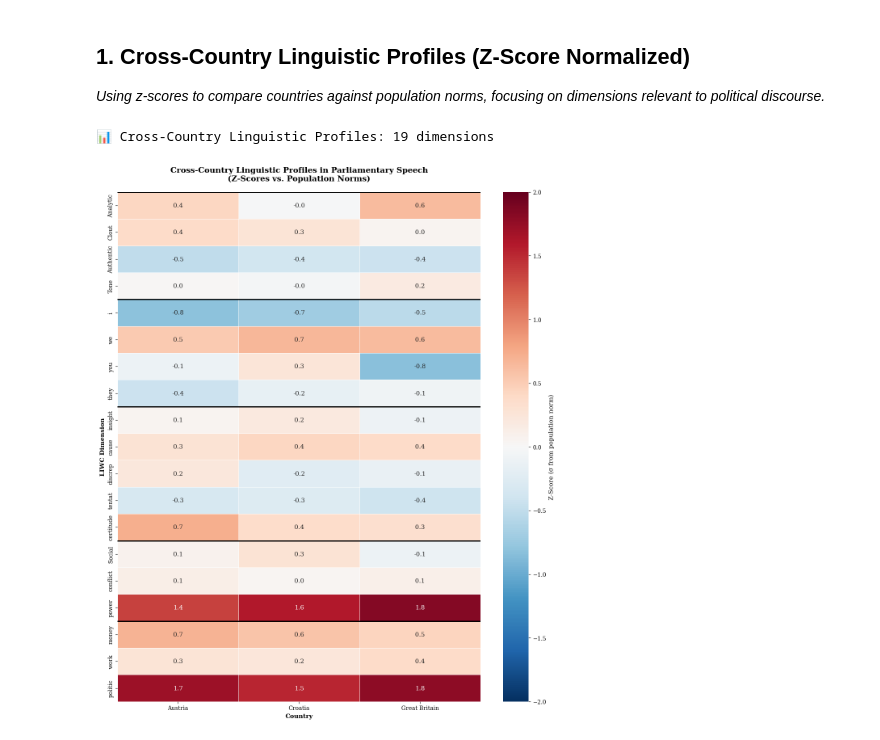
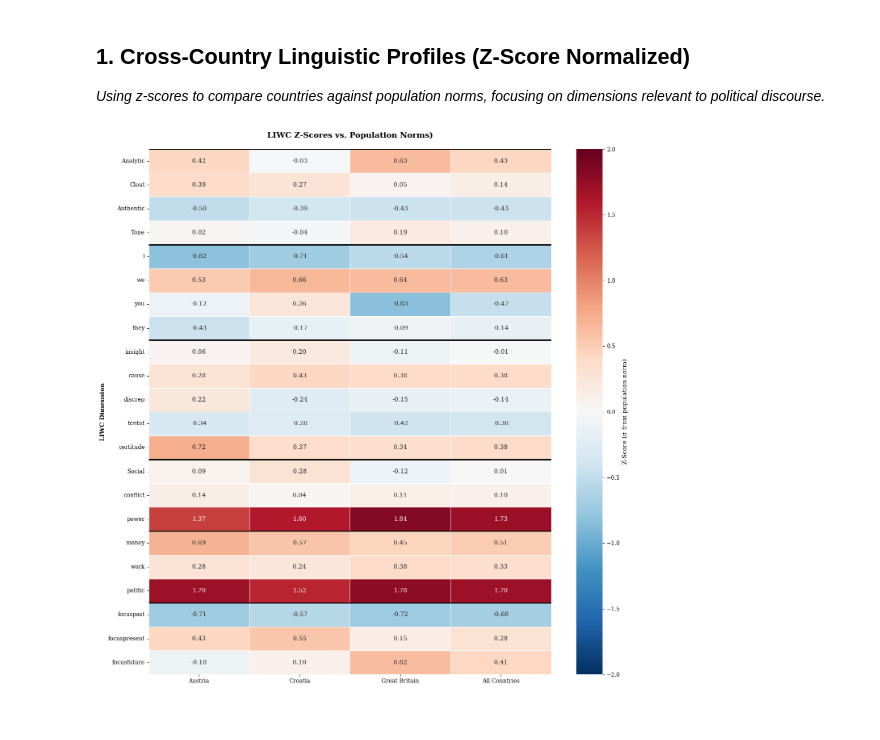
Before and after one commit to pavlesav/master-thesis, a Jupyter notebook: code/liwc_visualization.ipynb, the cells around one changed output. Drawn from its saved outputs; the diff is of its cells as text; code cells hidden in the pictures.

Commit message:
plot updates

```diff
--- a/code/liwc_visualization.ipynb
+++ b/code/liwc_visualization.ipynb
@@ -152,51 +244,58 @@ def create_political_discourse_heatmap(data, benchmarks):
         'Personal Pronouns': ['i', 'we', 'you', 'they'],
         'Cognitive Processes': ['insight', 'cause', 'discrep', 'tentat', 'certitude'],
         'Social & Conflict': ['Social', 'conflict', 'power'],
-        'Policy Domains': ['money', 'work', 'politic']
+        'Policy Domains': ['money', 'work', 'politic'],
+        'Time': ['focuspast', 'focuspresent', 'focusfuture']
     }
 
     all_dims = [d for dims in core_dimensions.values() for d in dims]
 
-    # Calculate z-scores
+    # Calculate z-scores for each country
     country_means = data.groupby('Country')[all_dims].mean()
+
+    # Calculate z-scores for all countries combined
+    overall_means = data[all_dims].mean()
+
+    # Combine individual countries with "All Countries"
+    country_means.loc['All Countries'] = overall_means
+
     benchmark_lookup = benchmarks.set_index('Dimension')
     benchmark_means = benchmark_lookup.loc[all_dims, 'Mean']
     benchmark_stds = benchmark_lookup.loc[all_dims, 'Std']
     z_scores = (country_means - benchmark_means) / benchmark_stds
 
     # Create figure
-    fig, ax = plt.subplots(figsize=(12, 14))
+    fig, ax = plt.subplots(figsize=(14, 14))
 
     # Add section separators
     section_boundaries = []
     current_pos = 0
     for section, dims in core_dimensions.items():
         section_boundaries.append((current_pos, len(dims), section))
         current_pos += len(dims)
 
-    sns.heatmap(z_scores.T, annot=True, fmt=".1f", cmap="RdBu_r", center=0,
+    sns.heatmap(z_scores.T, annot=True, fmt=".2f", cmap="RdBu_r", center=0,
                 cbar_kws={'label': 'Z-Score (σ from population norm)'},
                 vmin=-2, vmax=2, linewidths=0.5, ax=ax)
 
     for pos, length, label in section_boundaries:
         ax.axhline(y=pos, color='black', linewidth=2)
         if pos + length < len(all_dims):
             ax.axhline(y=pos + length, color='black', linewidth=2)
 
-    ax.set_title("Cross-Country Linguistic Profiles in Parliamentary Speech\n(Z-Scores vs. Population Norms)",
+    ax.set_title("LIWC Z-Scores vs. Population Norms)",
                 fontsize=14, fontweight='bold', pad=20)
     ax.set_ylabel("LIWC Dimension", fontweight='bold')
-    ax.set_xlabel("Country", fontweight='bold')
+    ax.set_xlabel("", fontweight='bold')
 
     plt.tight_layout()
-    plt.savefig(os.path.join(output_dir, 'fig_cross_country_profiles.png'),
+    plt.savefig(os.path.join(output_dir, 'z_scores_countires.png'),
                dpi=300, bbox_inches='tight')
     plt.show()
 
     return z_scores
 
 z_scores_country = create_political_discourse_heatmap(LIWC_ALL, LIWC_benchmarks)
 # %% [output]
-📊 Cross-Country Linguistic Profiles: 19 dimensions
-[figure, old version]
+[figure, new version]
 # %%
```
Also changed, not shown: parts of 15 cells of this notebook.
